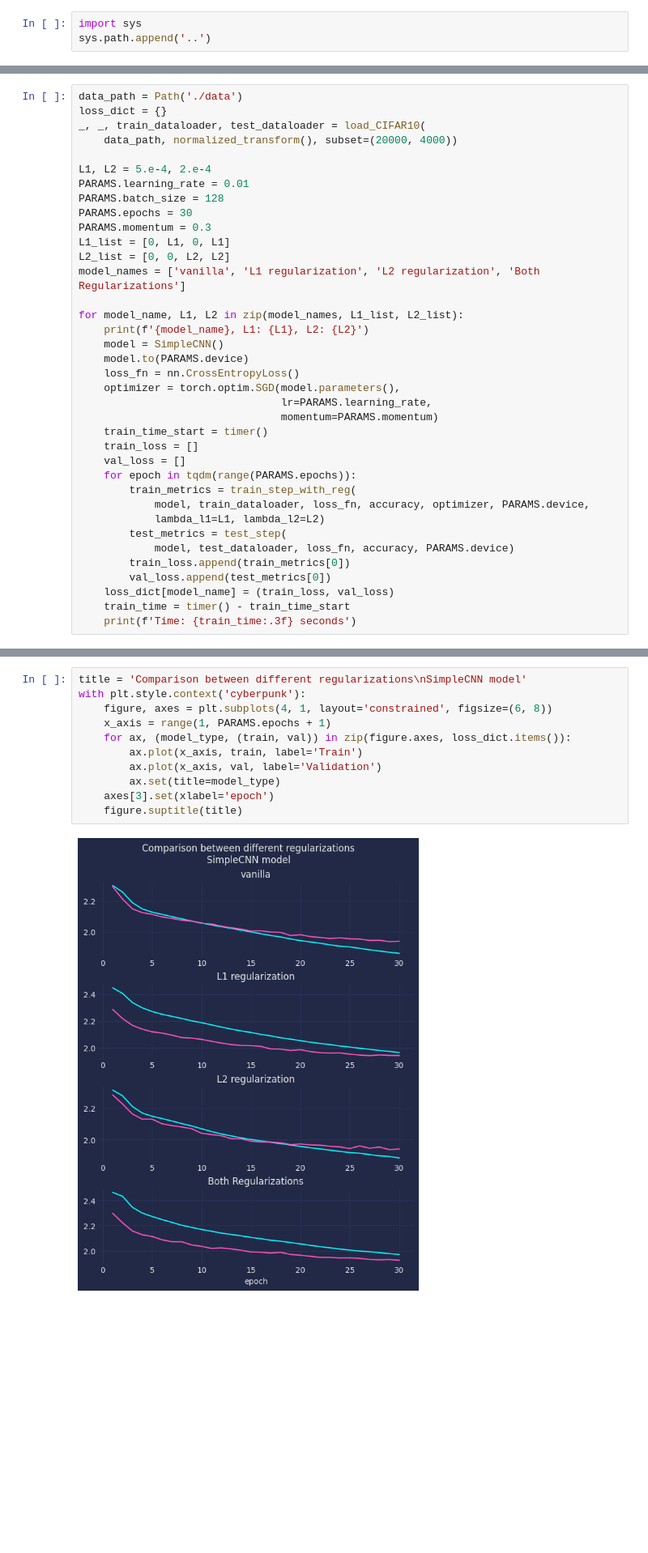
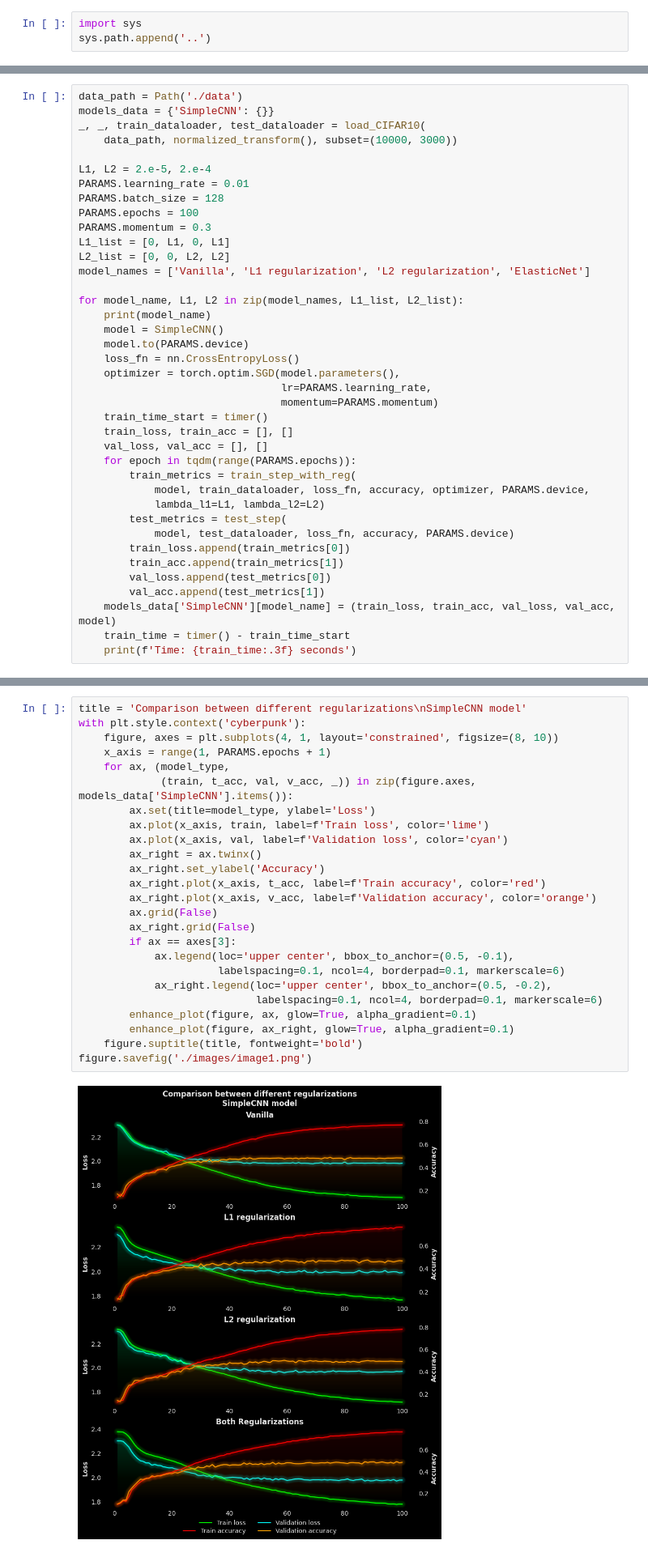
Before and after one commit to Yolonek/MachineLearningApplications, a Jupyter notebook: 5.Regularization/5.1-RegularizationWithVGG.ipynb, the cells around one changed output, grey strips where cells are left out. Shown at 81% size. Saved outputs shown, nothing was run; the diff lists cells and outputs as text; blank space fills up the shorter version.

```diff
--- a/5.Regularization/5.1-RegularizationWithVGG.ipynb
+++ b/5.Regularization/5.1-RegularizationWithVGG.ipynb
@@ -91,20 +90,20 @@ def plot_loss(title, epochs, loss_dict, axes_size, file):
 # %%
 data_path = Path('./data')
-loss_dict = {}
+models_data = {'SimpleCNN': {}}
 _, _, train_dataloader, test_dataloader = load_CIFAR10(
-    data_path, normalized_transform(), subset=(20000, 4000))
+    data_path, normalized_transform(), subset=(10000, 3000))
 
-L1, L2 = 5.e-4, 2.e-4
+L1, L2 = 2.e-5, 2.e-4
 PARAMS.learning_rate = 0.01
 PARAMS.batch_size = 128
-PARAMS.epochs = 30
+PARAMS.epochs = 100
 PARAMS.momentum = 0.3
 L1_list = [0, L1, 0, L1]
 L2_list = [0, 0, L2, L2]
-model_names = ['vanilla', 'L1 regularization', 'L2 regularization', 'Both Regularizations']
+model_names = ['Vanilla', 'L1 regularization', 'L2 regularization', 'ElasticNet']
 
 for model_name, L1, L2 in zip(model_names, L1_list, L2_list):
-    print(f'{model_name}, L1: {L1}, L2: {L2}')
+    print(model_name)
     model = SimpleCNN()
     model.to(PARAMS.device)
     loss_fn = nn.CrossEntropyLoss()
@@ -112,8 +111,8 @@ for model_name, L1, L2 in zip(model_names, L1_list, L2_list):
                                 lr=PARAMS.learning_rate,
                                 momentum=PARAMS.momentum)
     train_time_start = timer()
-    train_loss = []
-    val_loss = []
+    train_loss, train_acc = [], []
+    val_loss, val_acc = [], []
     for epoch in tqdm(range(PARAMS.epochs)):
         train_metrics = train_step_with_reg(
             model, train_dataloader, loss_fn, accuracy, optimizer, PARAMS.device,
@@ -121,8 +120,10 @@ for model_name, L1, L2 in zip(model_names, L1_list, L2_list):
         test_metrics = test_step(
             model, test_dataloader, loss_fn, accuracy, PARAMS.device)
         train_loss.append(train_metrics[0])
+        train_acc.append(train_metrics[1])
         val_loss.append(test_metrics[0])
-    loss_dict[model_name] = (train_loss, val_loss)
+        val_acc.append(test_metrics[1])
+    models_data['SimpleCNN'][model_name] = (train_loss, train_acc, val_loss, val_acc, model)
     train_time = timer() - train_time_start
     print(f'Time: {train_time:.3f} seconds')
 # %% [output]
@@ -137,13 +138,27 @@ Time: 294.575 seconds
 # %%
 title = 'Comparison between different regularizations\nSimpleCNN model'
 with plt.style.context('cyberpunk'):
-    figure, axes = plt.subplots(4, 1, layout='constrained', figsize=(6, 8))
+    figure, axes = plt.subplots(4, 1, layout='constrained', figsize=(8, 10))
     x_axis = range(1, PARAMS.epochs + 1)
-    for ax, (model_type, (train, val)) in zip(figure.axes, loss_dict.items()):
-        ax.plot(x_axis, train, label='Train')
-        ax.plot(x_axis, val, label='Validation')
-        ax.set(title=model_type)
-    axes[3].set(xlabel='epoch')
-    figure.suptitle(title)
+    for ax, (model_type,
+             (train, t_acc, val, v_acc, _)) in zip(figure.axes, models_data['SimpleCNN'].items()):
+        ax.set(title=model_type, ylabel='Loss')
+        ax.plot(x_axis, train, label=f'Train loss', color='lime')
+        ax.plot(x_axis, val, label=f'Validation loss', color='cyan')
+        ax_right = ax.twinx()
+        ax_right.set_ylabel('Accuracy')
+        ax_right.plot(x_axis, t_acc, label=f'Train accuracy', color='red')
+        ax_right.plot(x_axis, v_acc, label=f'Validation accuracy', color='orange')
+        ax.grid(False)
+        ax_right.grid(False)
+        if ax == axes[3]:
+            ax.legend(loc='upper center', bbox_to_anchor=(0.5, -0.1),
+                      labelspacing=0.1, ncol=4, borderpad=0.1, markerscale=6)
+            ax_right.legend(loc='upper center', bbox_to_anchor=(0.5, -0.2),
+                            labelspacing=0.1, ncol=4, borderpad=0.1, markerscale=6)
+        enhance_plot(figure, ax, glow=True, alpha_gradient=0.1)
+        enhance_plot(figure, ax_right, glow=True, alpha_gradient=0.1)
+    figure.suptitle(title, fontweight='bold')
+figure.savefig('./images/image1.png')
 # %% [output]
-[figure, old version]
+[figure, new version]
```
Also changed, not shown: parts of 11 cells of this notebook, 4 other files.
